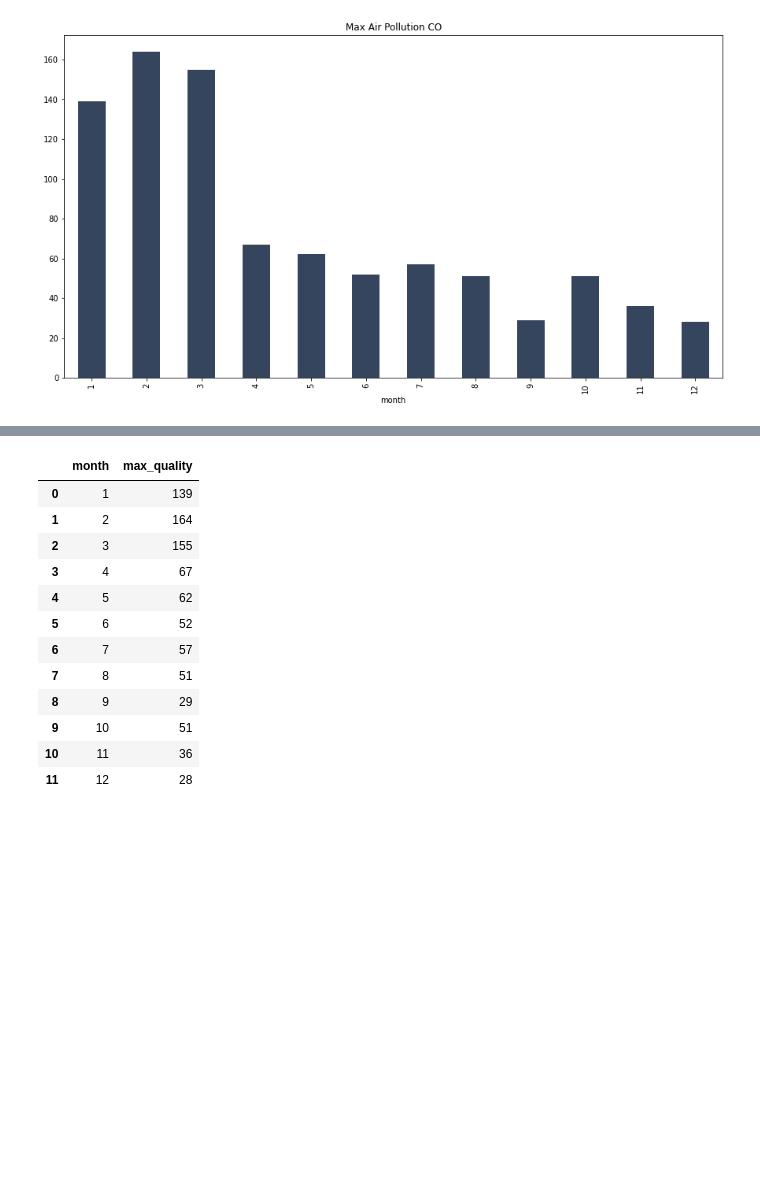
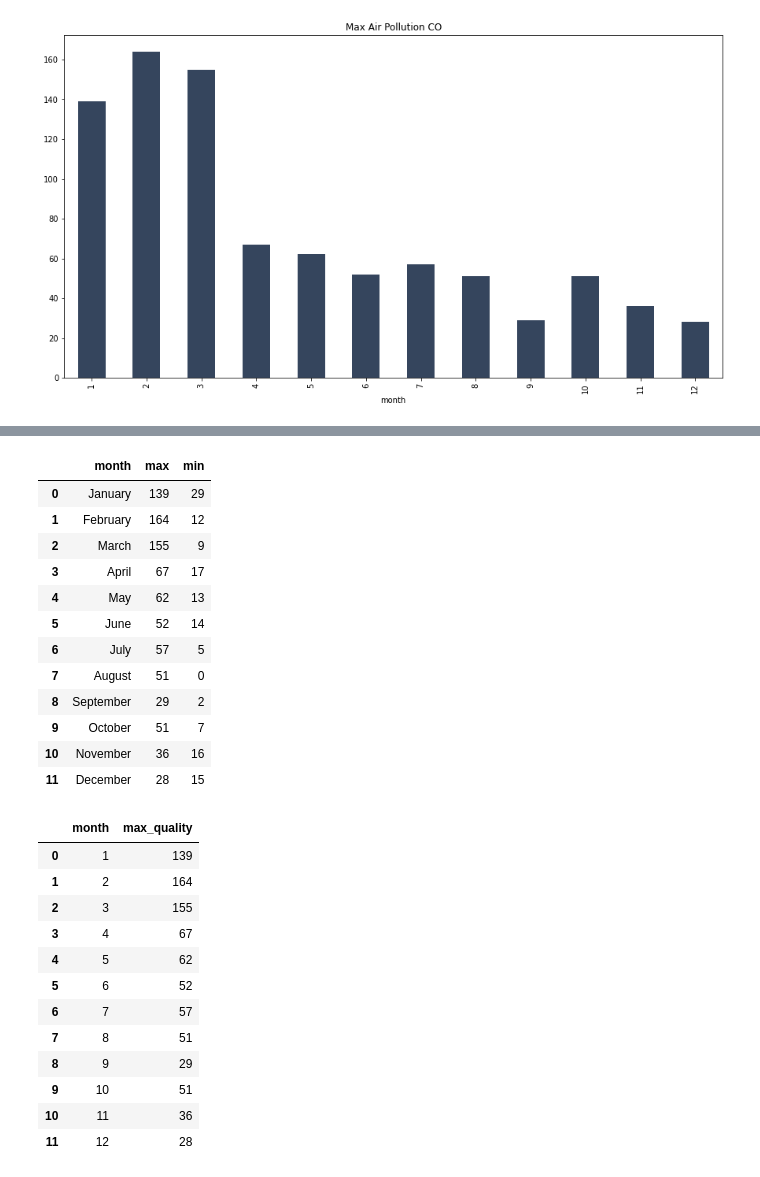
Before and after one commit to nurimammasri/Air-Quality-Index-Analysis-and-Correlation-Effect, a Jupyter notebook: 02. Air Quality in Yogyakarta, Indonesia.ipynb, the cells around one changed output, grey strips where cells are left out. Cells and saved outputs as stored; diff of their text form; code cells hidden in the pictures; blank space fills up the shorter version.

```diff
--- a/02. Air Quality in Yogyakarta, Indonesia.ipynb
+++ b/02. Air Quality in Yogyakarta, Indonesia.ipynb
@@ -611,3 +719,21 @@ df.groupby('month')['CO'].max().plot(kind = 'bar', title = 'Max Air Pollution CO
+# %%
+co = df.groupby('month').agg({'CO': ['max', 'min']}).droplevel(axis=1, level=0).reset_index()
+co["month"] = ['January', 'February', 'March', 'April', 'May', 'June', 'July', 'August', 'September', 'October', 'November', 'December']
+co
+# %% [output]
+|  | month | max | min |
+| 0 | January | 139 | 29 |
+| 1 | February | 164 | 12 |
+| 2 | March | 155 | 9 |
+| 3 | April | 67 | 17 |
+| 4 | May | 62 | 13 |
+| 5 | June | 52 | 14 |
+| 6 | July | 57 | 5 |
+| 7 | August | 51 | 0 |
+| 8 | September | 29 | 2 |
+| 9 | October | 51 | 7 |
+| 10 | November | 36 | 16 |
+| 11 | December | 28 | 15 |
 # %%
 df.groupby('month').agg(
     max_quality = ('CO','max')
```
Also changed, not shown: parts of 17 cells of this notebook.
